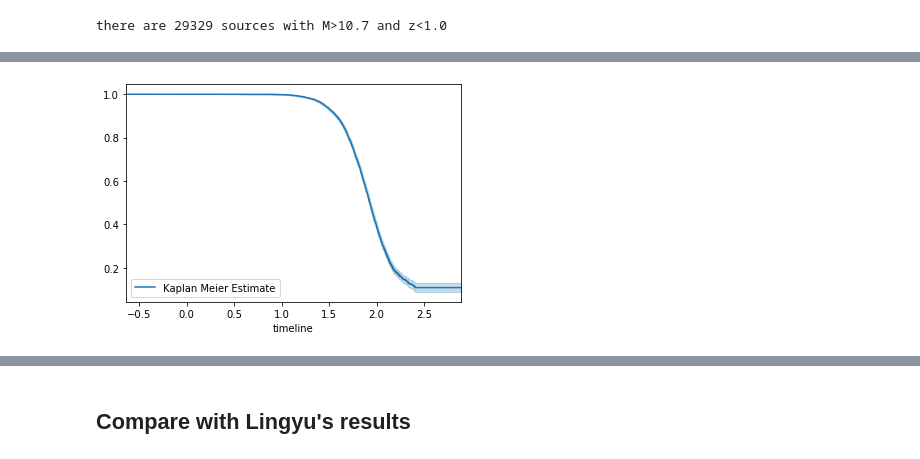
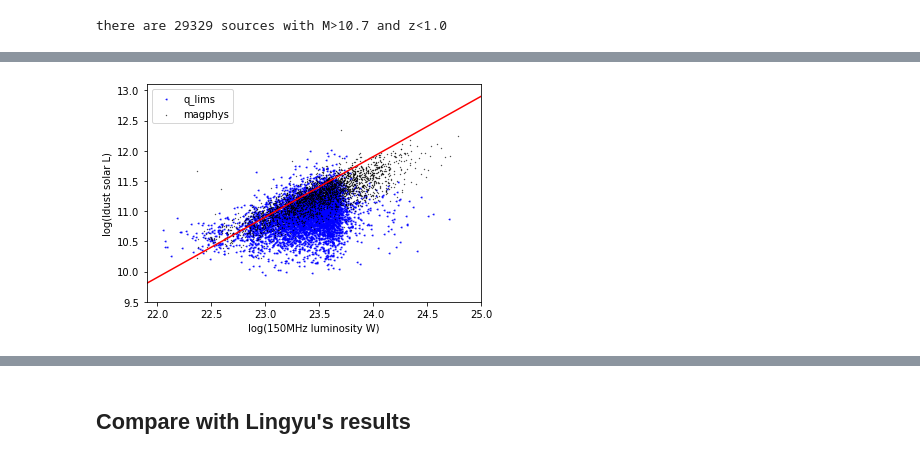
Before and after one commit to StevenDuivenvoorden/FIR-group, a Jupyter notebook: Ian/FIRC/lofar/measure_FIRC.ipynb, the cells around one changed output, grey strips where cells are left out. Cells and saved outputs as stored; diff of their text form; code cells hidden in the pictures.

Commit message:
added notebooks that meausre FIRC for LOFAR deep field in EN1 and creates figures for the paper

```diff
--- a/Ian/FIRC/lofar/measure_FIRC.ipynb
+++ b/Ian/FIRC/lofar/measure_FIRC.ipynb
@@ -87,6 +191,6 @@ There are 19682 galaxies with only a Ldust measurement with a stellar mass>10.7
 # %%
-det_name = 'q_fritz'
-lim_name = 'q_pixel'
+det_name = 'q_magphys'
+lim_name = 'q_lim'
 ldust_name = 'Ldust_bayes'
 
 
@@ -104,7 +208,7 @@ ldust_lim = limit_sample_en1[ldust_name][mask]
 
 data = np.append(detected_data,limit_data)
 #data[flag_detected] = q_lim[flag_detected]
-det = np.append(np.ones(len(detected_data)),np.ones(len(limit_data)))
+det = np.append(np.ones(len(detected_data)),np.zeros(len(limit_data)))
 print('measured median from the detections is: {}'.format(np.median(data)))
 
 kmf = KaplanMeierFitter()
@@ -158,9 +262,9 @@ plt.show()
 # %%
-det_name = 'q_fritz'
+det_name = 'q_magphys'
 lim_name = 'q_lim'
 ldust_name = 'Ldust_bayes'
 
-agn_mask = detected_sample_en1['optical_AGN'].astype(bool) | detected_sample_en1['radio_AGN'].astype(bool)
+agn_mask = detected_sample_en1['AGN_final'].astype(bool) | detected_sample_en1['RadioAGN_final'].astype(bool)
 
 detected_data = detected_sample_en1[det_name][~agn_mask]
 mask = (~np.isnan(detected_sample_en1[det_name][~agn_mask])) & (~np.isinf(detected_sample_en1[det_name][~agn_mask]))
@@ -177,17 +281,85 @@ ldust_lim = limit_sample_en1[ldust_name][mask]
 data = np.append(detected_data,limit_data)
 #data[flag_detected] = q_lim[flag_detected]
 det = np.append(np.ones(len(detected_data)),np.zeros(len(limit_data)))
-print('measured median from the detections is: {}'.format(np.median(data)))
 
-kmf = KaplanMeierFitter()
 
-## Fit the data into the model
-kmf.fit(data, det,label='Kaplan Meier Estimate')
+n_bootstrap = 1000
+n_samples_data = int(len(data)*0.9)
+bootstrap_data = bootstrap(np.arange(0,len(data),1),n_bootstrap,n_samples_data).astype(int)
 
-## Create an estimate
-print('measured median using survival analysis is: {}'.format(kmf.median_survival_time_))
-kmf.plot()
+medians = []
+errs = []
+for n,nums in enumerate(bootstrap_data):
+    kmf = KaplanMeierFitter()
+
+    ## Fit the data into the model
+    kmf.fit(data[bootstrap_data[n]], det[bootstrap_data[n]],label='Kaplan Meier Estimate')
+
+    ## Create an estimate
+
+    x_kmf = kmf.cumulative_density_['Kaplan Meier Estimate'].index
+    x = np.arange(-1,3,0.01)
+    lowx_kmf = kmf.confidence_interval_cumulative_density_['Kaplan Meier Estimate_lower_0.95']
+    lowx = np.interp(kmf.median_survival_time_,x_kmf,lowx_kmf)
+    upx_kmf = kmf.confidence_interval_cumulative_density_['Kaplan Meier Estimate_upper_0.95']
+    upx = np.interp(kmf.median_survival_time_,x_kmf,upx_kmf)
+
+    err = upx-lowx
+    medians.append(kmf.median_survival_time_)
+    errs.append(err)
+print('q = {} +/- {}'.format(np.mean(medians),np.std(medians)))
+print('where the error is the standard error of the bootstrapped medians')
+
+
+
+
+
+
+sed_name = 'magphys'
+ldust_name = 'Ldust_bayes'
+rad_name = 'radio_luminosity'
+ldust_lim_name = 'Ldust_bayes'
+rad_lim_name = 'radio_luminosity_limit'
+
+y = np.log10(limit_sample_en1[ldust_lim_name][::3]/3.8E26)
+x = np.log10(limit_sample_en1[rad_lim_name][::3])
+plt.scatter(x,y,s=1,label='q_lims',c='blue',marker='<')
+
+x = np.log10(detected_sample_en1[rad_name][~agn_mask][::3])
+y = np.log10(detected_sample_en1[ldust_name][~agn_mask][::3]/3.8E26)
+plt.scatter(x,y,s=0.1,label='magphys',c='black')
+
+x = np.arange(21,25.5,0.5)
+y = x + kmf.median_survival_time_ - np.log10(3.8E26) + np.log10(3.75E12)
+plt.plot(x,y,c='red')
+
+plt.xlabel('log(150MHz luminosity W)')
+plt.ylabel('log(ldust solar L)')
+plt.xlim(21.9,25)
+plt.ylim(9.5,13.1)
+plt.legend()
 plt.show()
 
-print('median q = {}'.format(kmf.median_survival_time_))
+bins = np.arange(-3,4,0.1)
+fig,ax1 = plt.subplots()
+
+ax1.hist(detected_sample_en1[det_name][~agn_mask],label=sed_name,bins=bins,histtype='step',color='black')
+ax1.hist(limit_sample_en1[lim_name],label='lower limit',bins=bins,histtype='step',color='blue')
+
+ax2 = ax1.twinx()
+x = kmf.cumulative_density_['Kaplan Meier Estimate'].index
+y = kmf.cumulative_density_['Kaplan Meier Estimate'].values
+ax2.plot(x,y)
+lowx = kmf.confidence_interval_cumulative_density_['Kaplan Meier Estimate_lower_0.95']
+upx = kmf.confidence_interval_cumulative_density_['Kaplan Meier Estimate_upper_0.95']
+ax2.fill_between(x,lowx,upx,alpha=0.3)
+ax2.set_ylabel('CDF')
+
+plt.vlines(kmf.median_survival_time_,0,2000)
+plt.ylim(0,1.1)
+plt.xlim(-0.5,3)
+ax1.set_xlabel('q')
+ax1.set_ylabel('N')
+ax1.legend()
+plt.show()
 # %% [output]
@@ -196 +368 @@ measured median using survival analysis is: 1.9292427917854518
-[figure, old version]
+[figure, new version]
```
Also changed, not shown: parts of 79 cells of this notebook, 9 other files.
